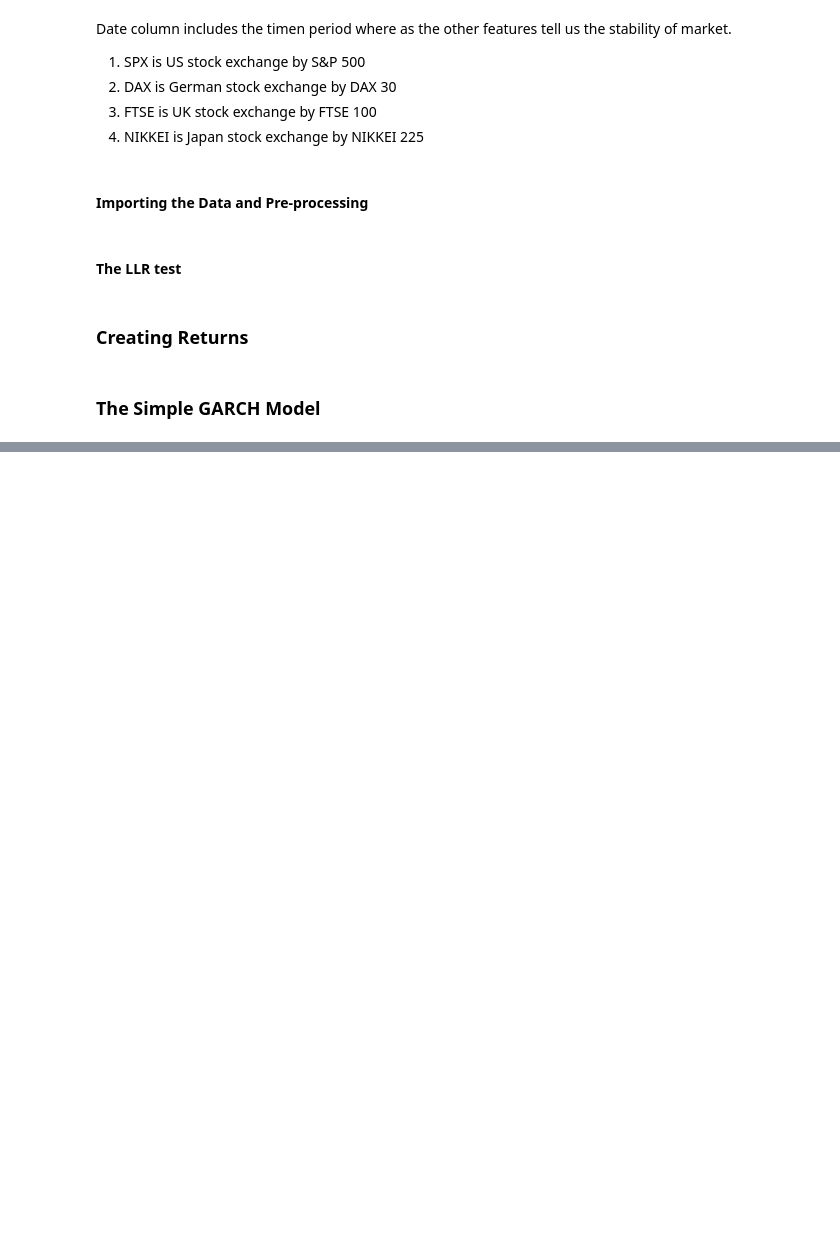
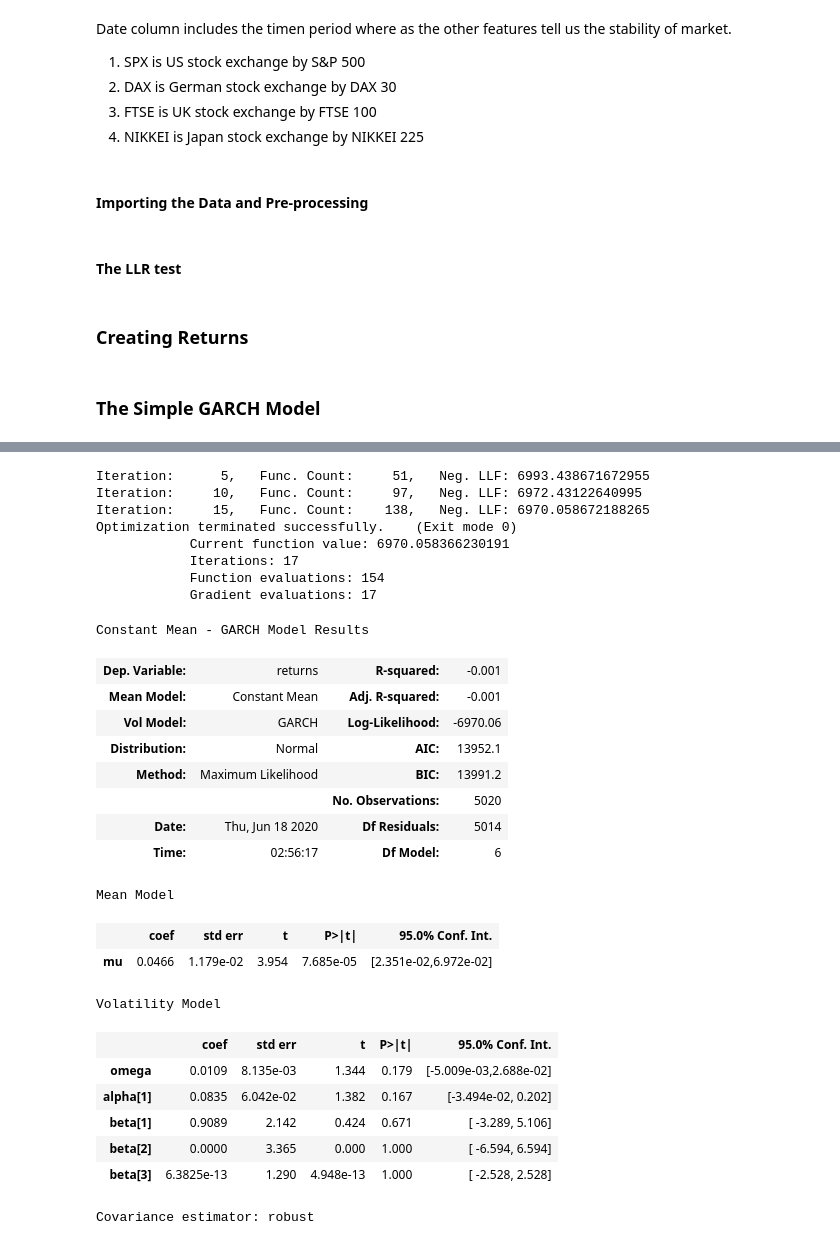
Before and after one commit to ajmal017/Time-Series-Modeling, a Jupyter notebook: 9_The_GARCH_model.ipynb, the cells around one changed output, grey strips where cells are left out. Saved outputs shown, nothing was run; the diff lists cells and outputs as text; code cells hidden in the pictures; blank space fills up the shorter version.

```diff
--- a/9_The_GARCH_model.ipynb
+++ b/9_The_GARCH_model.ipynb
@@ -88,0 +152,33 @@ df['returns'] = df.market_value.pct_change(1)*100
+# %%
+model_garch_1_3 = arch_model(df.returns[1:], mean = "Constant",  vol = "GARCH", p = 1, q = 3)
+results_garch_1_3 = model_garch_1_3.fit(update_freq = 5)
+results_garch_1_3.summary()
+# %% [output]
+Iteration:      5,   Func. Count:     51,   Neg. LLF: 6993.438671672955
+Iteration:     10,   Func. Count:     97,   Neg. LLF: 6972.43122640995
+Iteration:     15,   Func. Count:    138,   Neg. LLF: 6970.058672188265
+Optimization terminated successfully.    (Exit mode 0)
+            Current function value: 6970.058366230191
+            Iterations: 17
+            Function evaluations: 154
+            Gradient evaluations: 17
+Constant Mean - GARCH Model Results
+| Dep. Variable: | returns | R-squared: | -0.001 |
+| Mean Model: | Constant Mean | Adj. R-squared: | -0.001 |
+| Vol Model: | GARCH | Log-Likelihood: | -6970.06 |
+| Distribution: | Normal | AIC: | 13952.1 |
+| Method: | Maximum Likelihood | BIC: | 13991.2 |
+|  |  | No. Observations: | 5020 |
+| Date: | Thu, Jun 18 2020 | Df Residuals: | 5014 |
+| Time: | 02:56:17 | Df Model: | 6 |
+Mean Model
+|  | coef | std err | t | P>|t| | 95.0% Conf. Int. |
+| mu | 0.0466 | 1.179e-02 | 3.954 | 7.685e-05 | [2.351e-02,6.972e-02] |
+Volatility Model
+|  | coef | std err | t | P>|t| | 95.0% Conf. Int. |
+| omega | 0.0109 | 8.135e-03 | 1.344 | 0.179 | [-5.009e-03,2.688e-02] |
+| alpha[1] | 0.0835 | 6.042e-02 | 1.382 | 0.167 | [-3.494e-02, 0.202] |
+| beta[1] | 0.9089 | 2.142 | 0.424 | 0.671 | [ -3.289, 5.106] |
+| beta[2] | 0.0000 | 3.365 | 0.000 | 1.000 | [ -6.594, 6.594] |
+| beta[3] | 6.3825e-13 | 1.290 | 4.948e-13 | 1.000 | [ -2.528, 2.528] |
+Covariance estimator: robust
```
Also changed, not shown: parts of 5 cells of this notebook.
